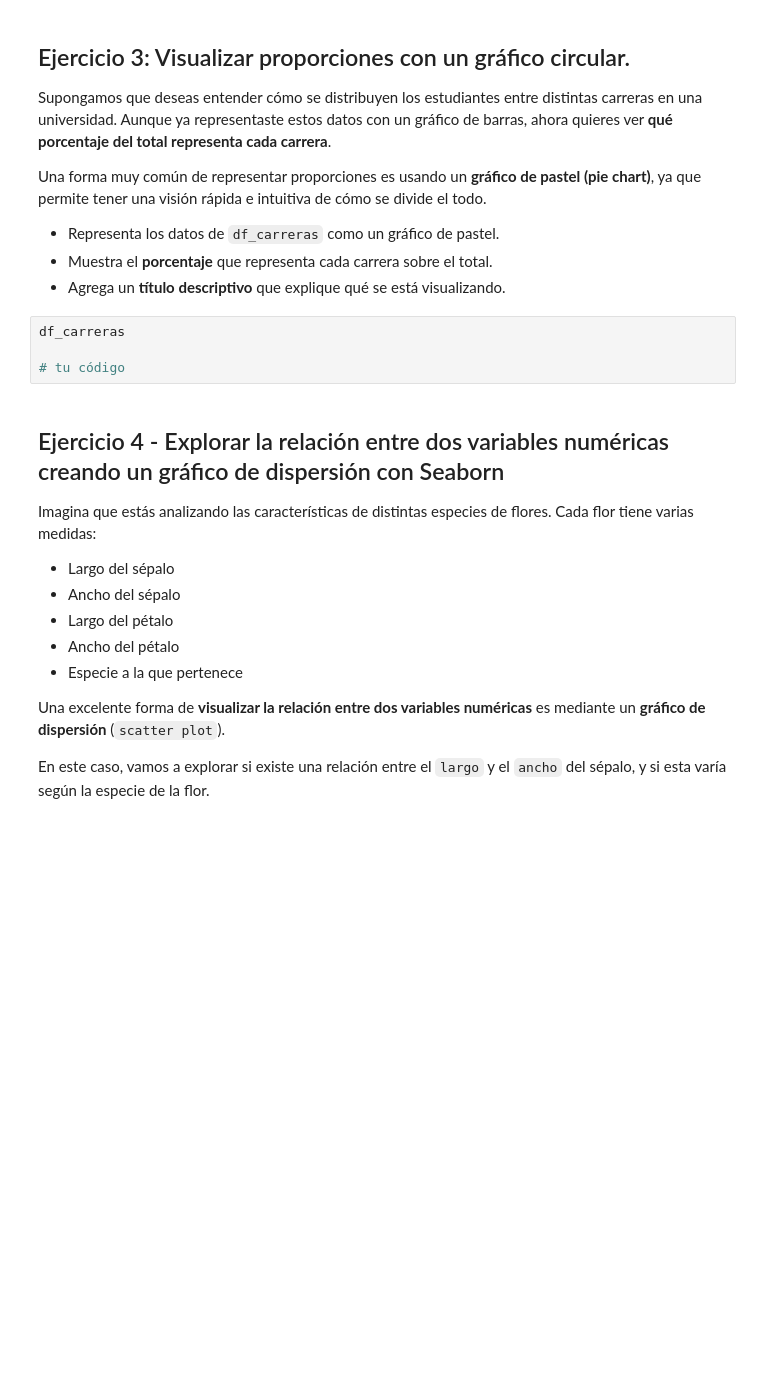
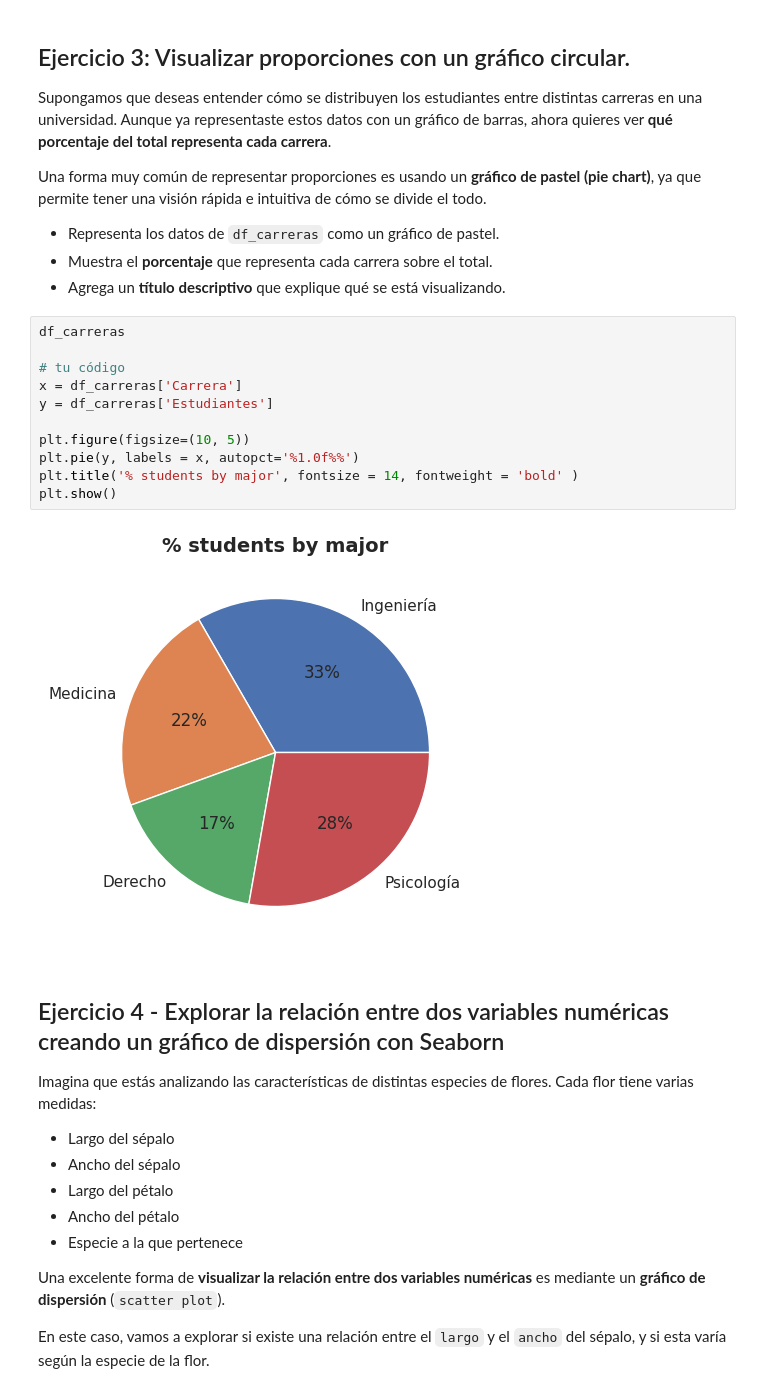
Before and after one commit to 4GeeksAcademy/iagorivadulla-visualization-exercises-with-matplot-and-seaborn, a Jupyter notebook: notebook/problems.es.ipynb, the cells around one changed output. Saved outputs shown, nothing was run; the diff lists cells and outputs as text; blank space fills up the shorter version.

```diff
--- a/notebook/problems.es.ipynb
+++ b/notebook/problems.es.ipynb
@@ -122,10 +122,19 @@ Una forma muy común de representar proporciones es usando un **gráfico de past
 - Representa los datos de `df_carreras` como un gráfico de pastel.
 - Muestra el **porcentaje** que representa cada carrera sobre el total.
 - Agrega un **título descriptivo** que explique qué se está visualizando.
-# %%
-df_carreras
-
-# tu código
+# %%
+df_carreras
+
+# tu código
+x = df_carreras['Carrera']
+y = df_carreras['Estudiantes']
+
+plt.figure(figsize=(10, 5))
+plt.pie(y, labels = x, autopct='%1.0f%%')
+plt.title('% students by major', fontsize = 14, fontweight = 'bold' )
+plt.show()
+# %% [output]
+[figure, added]
 # %% [markdown]
 ## Ejercicio 4 - Explorar la relación entre dos variables numéricas creando un gráfico de dispersión con Seaborn
 
```
Also changed, not shown: parts of 16 cells of this notebook.
